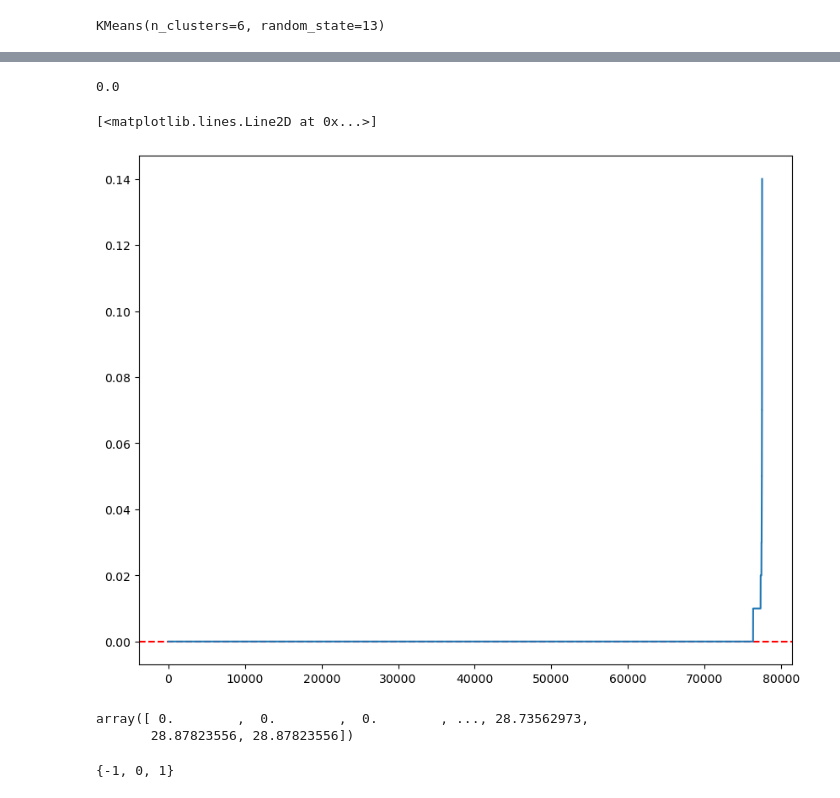
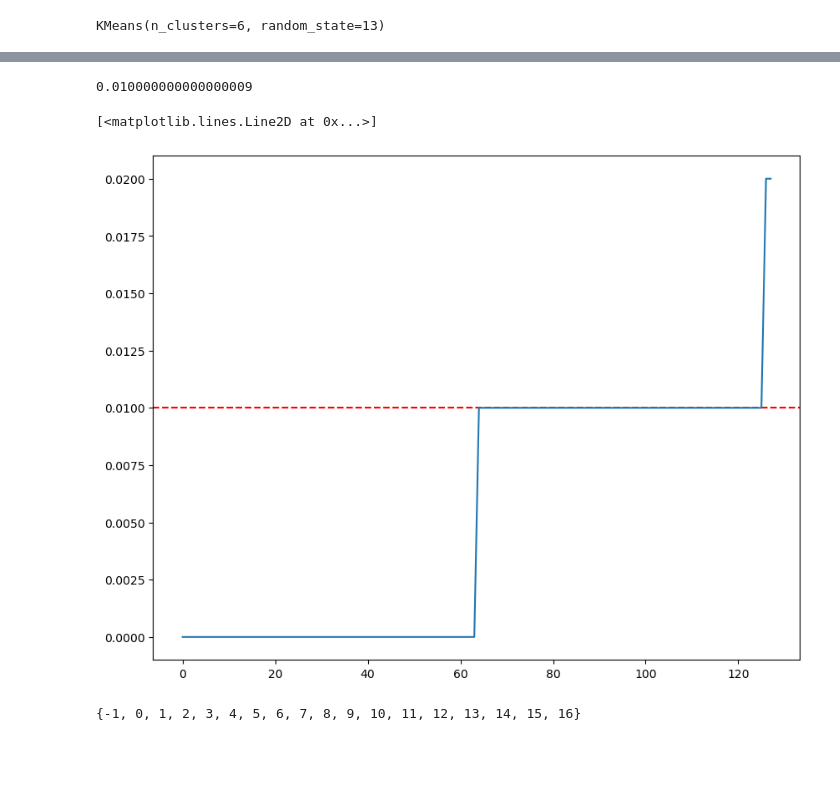
Before and after one commit to JECaballeroR/ANS-Equipo6-2023, a Jupyter notebook: Entrega 1_Proyecto.ipynb, the cells around one changed output, grey strips where cells are left out. Drawn from its saved outputs; the diff is of its cells as text; code cells hidden in the pictures; blank space fills up the shorter version.

```diff
--- a/Entrega 1_Proyecto.ipynb
+++ b/Entrega 1_Proyecto.ipynb
@@ -799,35 +782,31 @@ for var in preguntas:
 # %%
 from sklearn.neighbors import NearestNeighbors
 from kneed import KneeLocator
 
 
 
-neigh = NearestNeighbors(n_neighbors = 15)
-nbrs = neigh.fit(pd.DataFrame(scores))
-distancias, indices = nbrs.kneighbors(pd.DataFrame(scores))
+neigh = NearestNeighbors(n_neighbors = 2)
+nbrs = neigh.fit(pd.DataFrame(scores).drop_duplicates())
+distancias, indices = nbrs.kneighbors(pd.DataFrame(scores).drop_duplicates())
+distancias
 distancias = np.sort(distancias.flatten())
 i = np.arange(len(distancias))
 knee = KneeLocator(i, distancias, S=1, curve='convex', direction='increasing', interp_method='polynomial')
 
 print(distancias[knee.knee])
 fig=plt.figure(figsize=(10,8), dpi= 100, facecolor='w', edgecolor='k')
 plt.axhline(y = distancias[knee.knee], color = 'r', linestyle = '--')
 plt.plot(distancias)
 # %% [output]
-0.0
+0.010000000000000009
 [<matplotlib.lines.Line2D at 0x...>]
-[figure, old version]
+[figure, new version]
-# %%
-distancias
-# %% [output]
-array([ 0.        ,  0.        ,  0.        , ..., 28.73562973,
-       28.87823556, 28.87823556])
 # %%
 from sklearn.cluster import DBSCAN
 
-db = DBSCAN(eps=0.05, min_samples=10)
+db = DBSCAN(eps=0.01, min_samples=30)
 clusters=db.fit_predict(pd.DataFrame(scores))
 score_df['dbscan'] = clusters
 set(clusters)
 # %% [output]
-{-1, 0, 1}
+{-1, 0, 1, 2, 3, 4, 5, 6, 7, 8, 9, 10, 11, 12, 13, 14, 15, 16}
```
Also changed, not shown: parts of 27 cells of this notebook.
